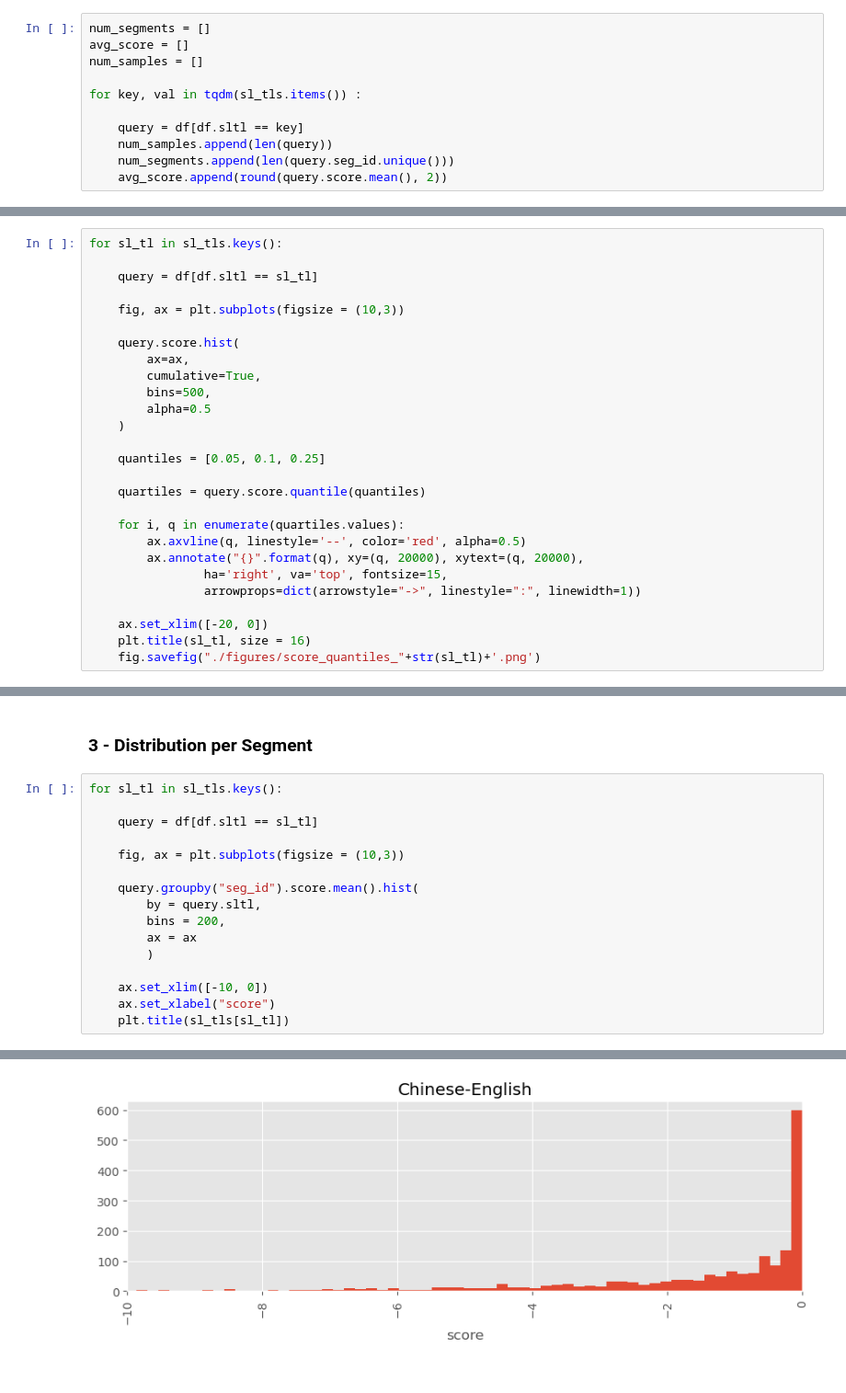
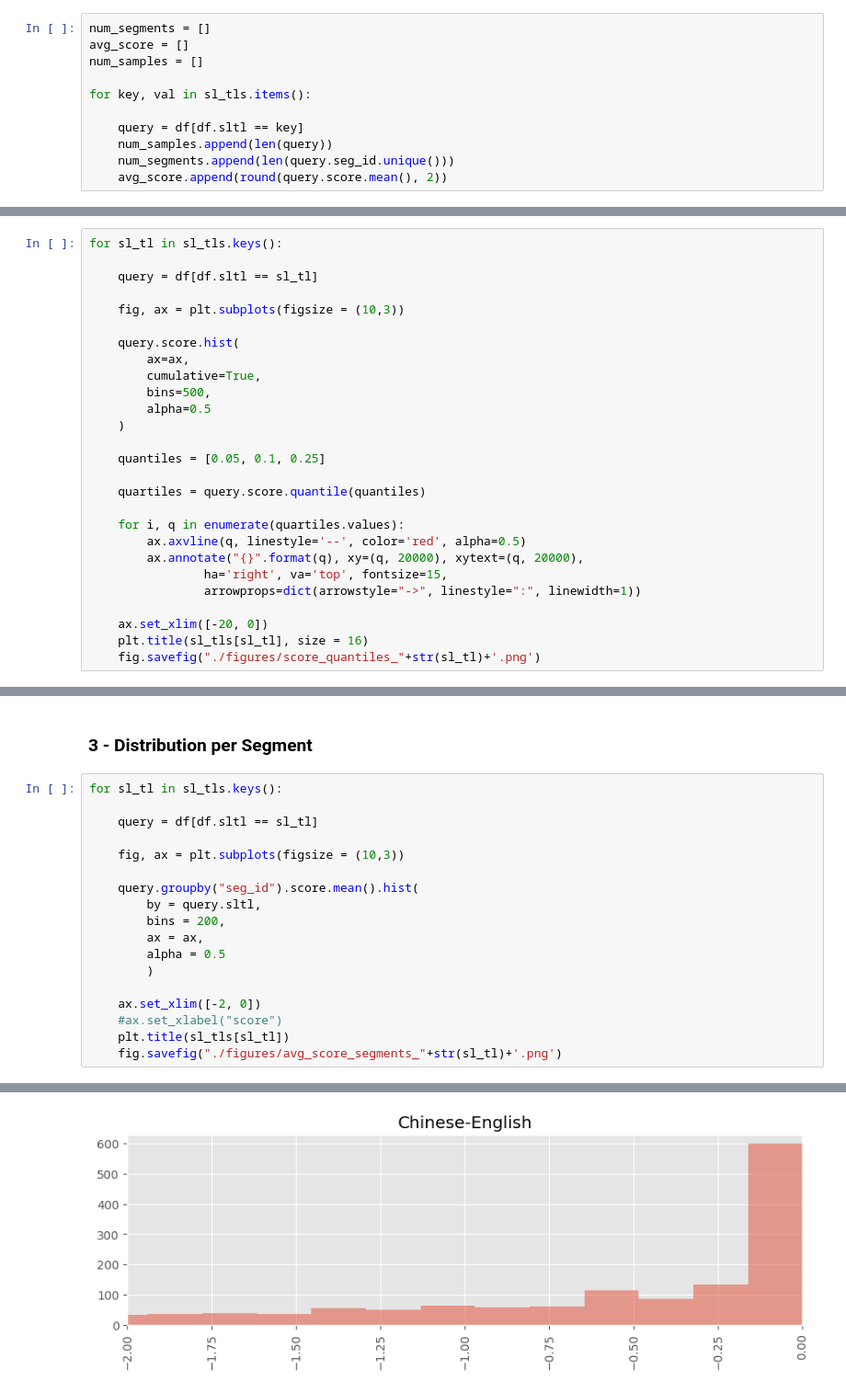
Before and after one commit to henriupton99/nlp-metrics-benchmark, a Jupyter notebook: data_exploration.ipynb, the cells around one changed output, grey strips where cells are left out. Shown: that part at 92% size. Cells and saved outputs as stored; diff of their text form.

```diff
--- a/data_exploration.ipynb
+++ b/data_exploration.ipynb
@@ -123,7 +69,7 @@ num_segments = []
 avg_score = []
 num_samples = []
 
-for key, val in tqdm(sl_tls.items()) :
+for key, val in sl_tls.items():
 
     query = df[df.sltl == key]
     num_samples.append(len(query))
@@ -165,6 +110,6 @@ for sl_tl in sl_tls.keys():
                 arrowprops=dict(arrowstyle="->", linestyle=":", linewidth=1))
 
     ax.set_xlim([-20, 0])
-    plt.title(sl_tl, size = 16)
+    plt.title(sl_tls[sl_tl], size = 16)
     fig.savefig("./figures/score_quantiles_"+str(sl_tl)+'.png')
 # %% [output]
@@ -207,10 +152,12 @@ for sl_tl in sl_tls.keys():
     query.groupby("seg_id").score.mean().hist(
         by = query.sltl,
         bins = 200,
-        ax = ax
+        ax = ax,
+        alpha = 0.5
         )
 
-    ax.set_xlim([-10, 0])
-    ax.set_xlabel("score")
+    ax.set_xlim([-2, 0])
+    #ax.set_xlabel("score")
     plt.title(sl_tls[sl_tl])
+    fig.savefig("./figures/avg_score_segments_"+str(sl_tl)+'.png')
 # %% [output]
@@ -219 +166 @@ for sl_tl in sl_tls.keys():
-[figure, old version]
+[figure, new version]
```
Also changed, not shown: parts of 21 cells of this notebook, 38 other files.
